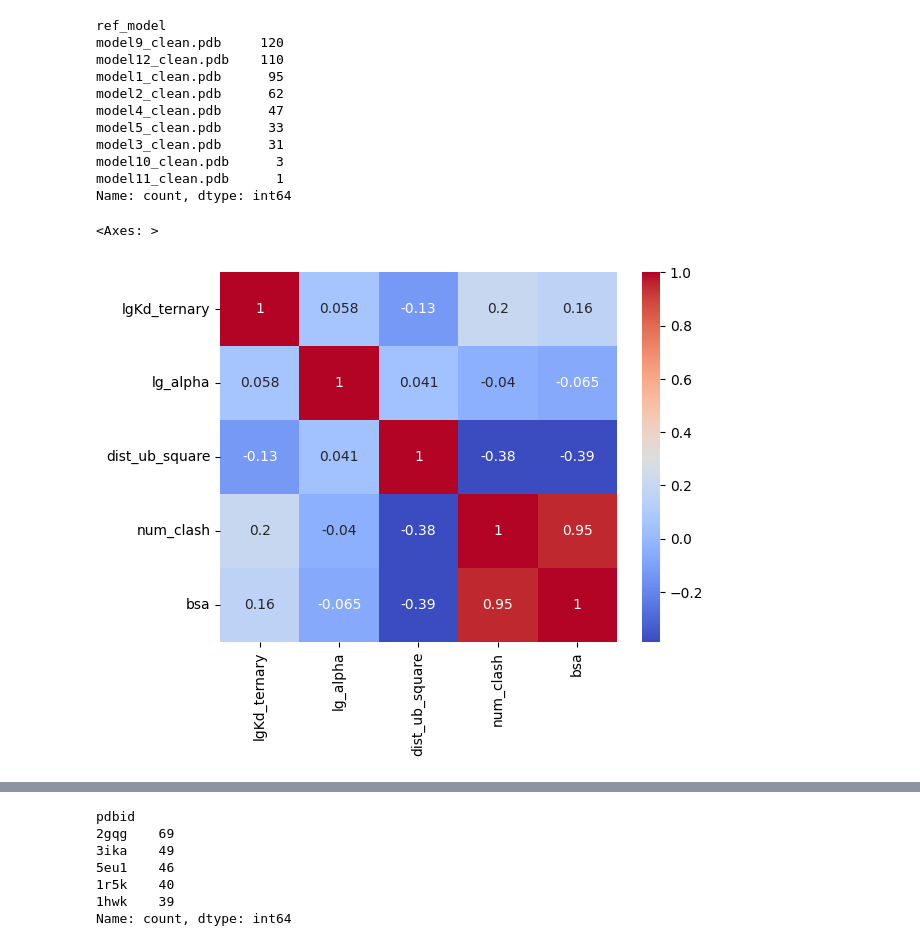
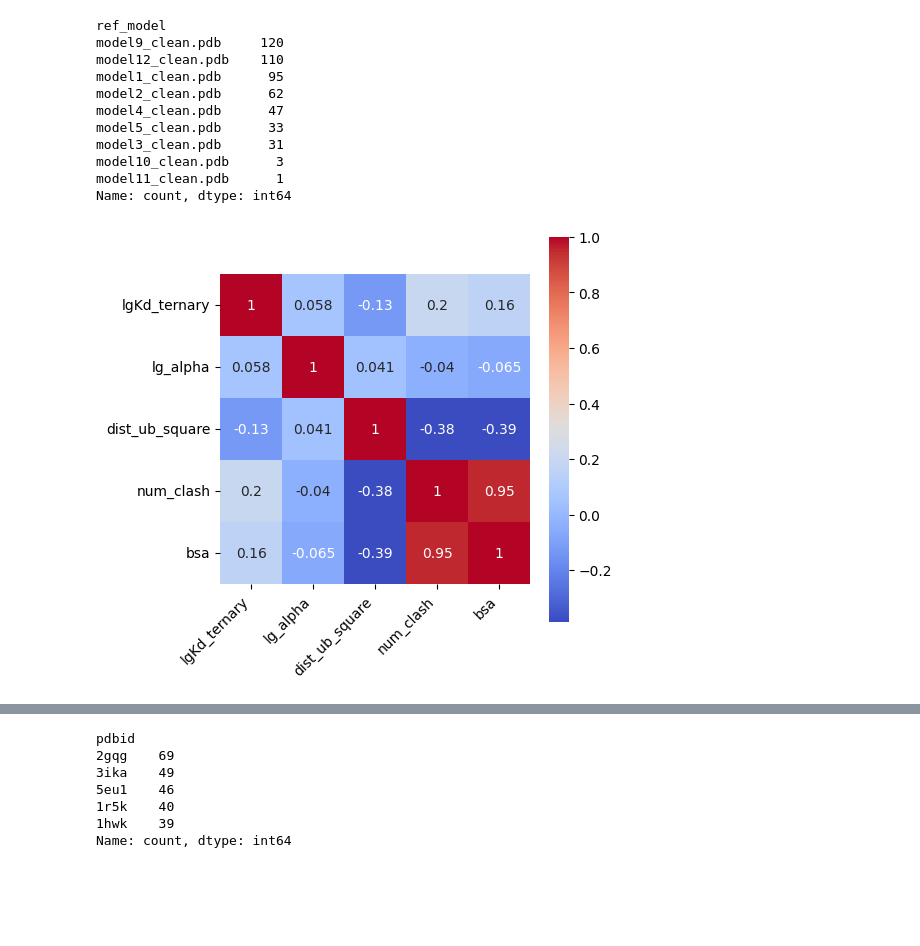
Before and after one commit to alchemistcai/PotentialLinker, a Jupyter notebook: misc.ipynb, the cells around one changed output, grey strips where cells are left out. Drawn from its saved outputs; the diff is of its cells as text; code cells hidden in the pictures; blank space fills up the shorter version.

```diff
--- a/misc.ipynb
+++ b/misc.ipynb
@@ -146,10 +146,14 @@ model11_clean.pdb      1
 Name: count, dtype: int64
 # %%
 import seaborn as sns
-sns.heatmap(test_df[['lgKd_ternary','lg_alpha','dist_ub_square','num_clash','bsa']].corr(), annot=True, cmap='coolwarm')
+import matplotlib.pyplot as plt
+plt.figure(figsize=(5, 5))
+ax=sns.heatmap(test_df[['lgKd_ternary', 'lg_alpha', 'dist_ub_square', 'num_clash', 'bsa']].corr(), annot=True, cmap='coolwarm')
+ax.set_xticklabels(ax.get_xticklabels(),rotation=45,ha='right');
+ax.set_aspect('equal')
+plt.savefig('pics/features.png',dpi=600,bbox_inches='tight')
 # %% [output]
-<Axes: >
-[figure, old version]
+[figure, new version]
 # %%
 import pandas as pd
 import numpy as np
```
Also changed, not shown: parts of 7 cells of this notebook, 5 other files.
